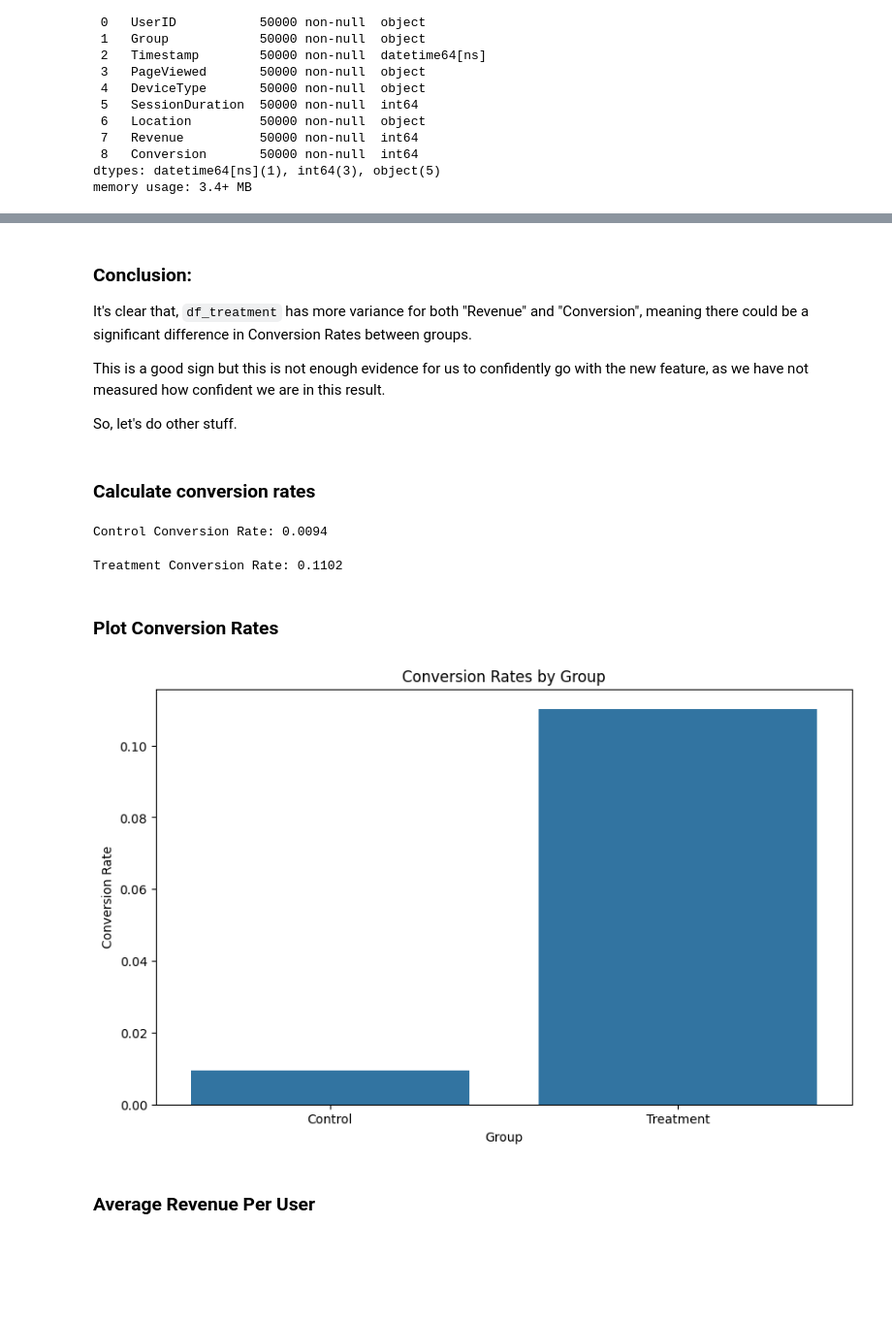
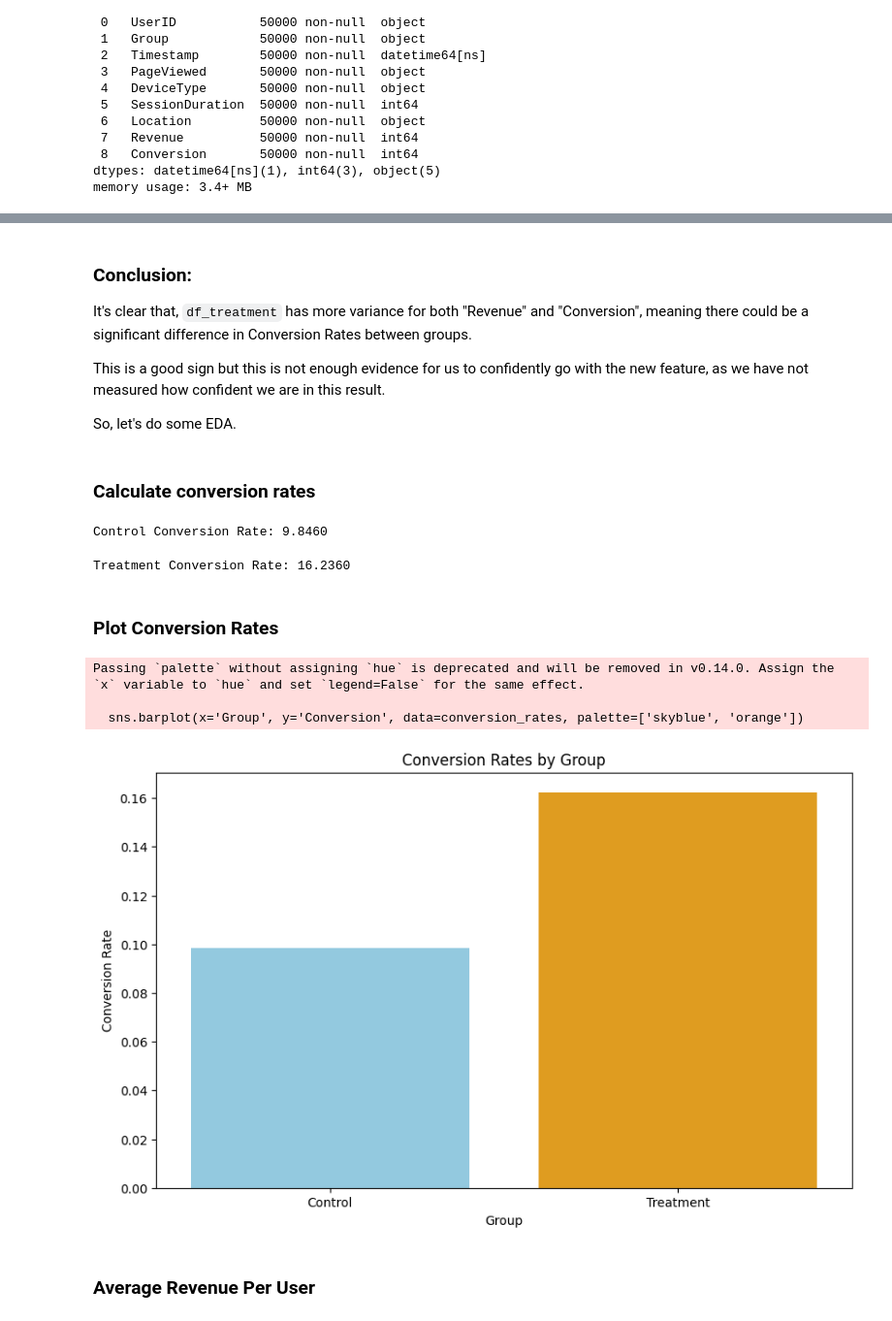
Before and after one commit to nikitaprasad21/360-Video-Feature-A-B-Test-Analysis-Project, a Jupyter notebook: A_B_Testing.ipynb, the cells around one changed output, grey strips where cells are left out. Shown: that part at 97% size. Cells and saved outputs as stored; diff of their text form; code cells hidden in the pictures; blank space fills up the shorter version.

```diff
--- a/A_B_Testing.ipynb
+++ b/A_B_Testing.ipynb
@@ -66,7 +65,7 @@ revenues = []
 
 # Adjust conversion and revenue for control and treatment groups
 for i in range(num_rows):
-    conversion = np.random.choice([0, 1], p=[0.99, 0.01])  # 10% conversion rate for control
+    conversion = np.random.choice([0, 1], p=[0.90, 0.1])  # 10% conversion rate for control
     conversions.append(conversion)
     if conversion == 1:
         revenues.append(np.random.choice([500, 1000, 2500, 4000], p=[0.30, 0.30, 0.25, 0.15]))
@@ -113,7 +112,7 @@ revenues = []
 
 # Adjust conversion and revenue for control and treatment groups
 for i in range(num_rows):
-    conversion = np.random.choice([0, 1], p=[0.89, 0.11])  # 10% conversion rate for control
+    conversion = np.random.choice([0, 1], p=[0.84, 0.16])  # 10% conversion rate for control
     conversions.append(conversion)
     if conversion == 1:
         revenues.append(np.random.choice([500, 1000, 2500, 4000], p=[0.35, 0.25, 0.20, 0.20]))
@@ -235,7 +234,7 @@ It's clear that, `df_treatment` has more variance for both "Revenue" and "Conver
 
 This is a good sign but this is not enough evidence for us to confidently go with the new feature, as we have not measured how confident we are in this result.
 
-So, let's do other stuff.
+So, let's do some EDA.
 # %% [markdown]
 ### Calculate conversion rates
 # %%
@@ -246,11 +245,11 @@ control_conversions = sum(1 for c in control_data['Conversion'] if c == 1)
 control_users = len(control_data['UserID']) # Access the 'UserID' list to get the count
 
 # Conversion rates
-control_conversion_rate = control_conversions / control_users
+control_conversion_rate = control_conversions / control_users * 100
 
 print(f"Control Conversion Rate: {control_conversion_rate:.4f}")
 # %% [output]
-Control Conversion Rate: 0.0094
+Control Conversion Rate: 9.8460
 # %%
 # Calculate conversion rates
 treatment_conversions = sum(1 for c in treatment_data['Conversion'] if c == 1)
@@ -259,11 +258,11 @@ treatment_conversions = sum(1 for c in treatment_data['Conversion'] if c == 1)
 treatment_users = len(treatment_data['UserID']) # Access the 'UserID' list to get the count
 
 # Conversion rates
-treatment_conversion_rate = treatment_conversions / treatment_users
+treatment_conversion_rate = treatment_conversions / treatment_users * 100
 
 print(f"Treatment Conversion Rate: {treatment_conversion_rate:.4f}")
 # %% [output]
-Treatment Conversion Rate: 0.1102
+Treatment Conversion Rate: 16.2360
 # %%
 # Concatenate the control and treatment dataframes
 df = pd.concat([df_control, df_treatment])
@@ -275,16 +274,19 @@ import seaborn as sns
 # %%
 # Calculate conversion rates for each group
 conversion_rates = df.groupby('Group')['Conversion'].mean().reset_index()
 
 # Plot conversion rates
 plt.figure(figsize=(10, 6))
-sns.barplot(x='Group', y='Conversion', data=conversion_rates)
+sns.barplot(x='Group', y='Conversion', data=conversion_rates, palette=['skyblue', 'orange'])
 plt.title('Conversion Rates by Group')
 plt.ylabel('Conversion Rate')
 plt.xlabel('Group')
 plt.show()
 # %% [output]
+Passing `palette` without assigning `hue` is deprecated and will be removed in v0.14.0. Assign the `x` variable to `hue` and set `legend=False` for the same effect.
+
+  sns.barplot(x='Group', y='Conversion', data=conversion_rates, palette=['skyblue', 'orange'])
-[figure, old version]
+[figure, new version]
 # %% [markdown]
 ### Average Revenue Per User
 # %%
```
Also changed, not shown: parts of 21 cells of this notebook.
